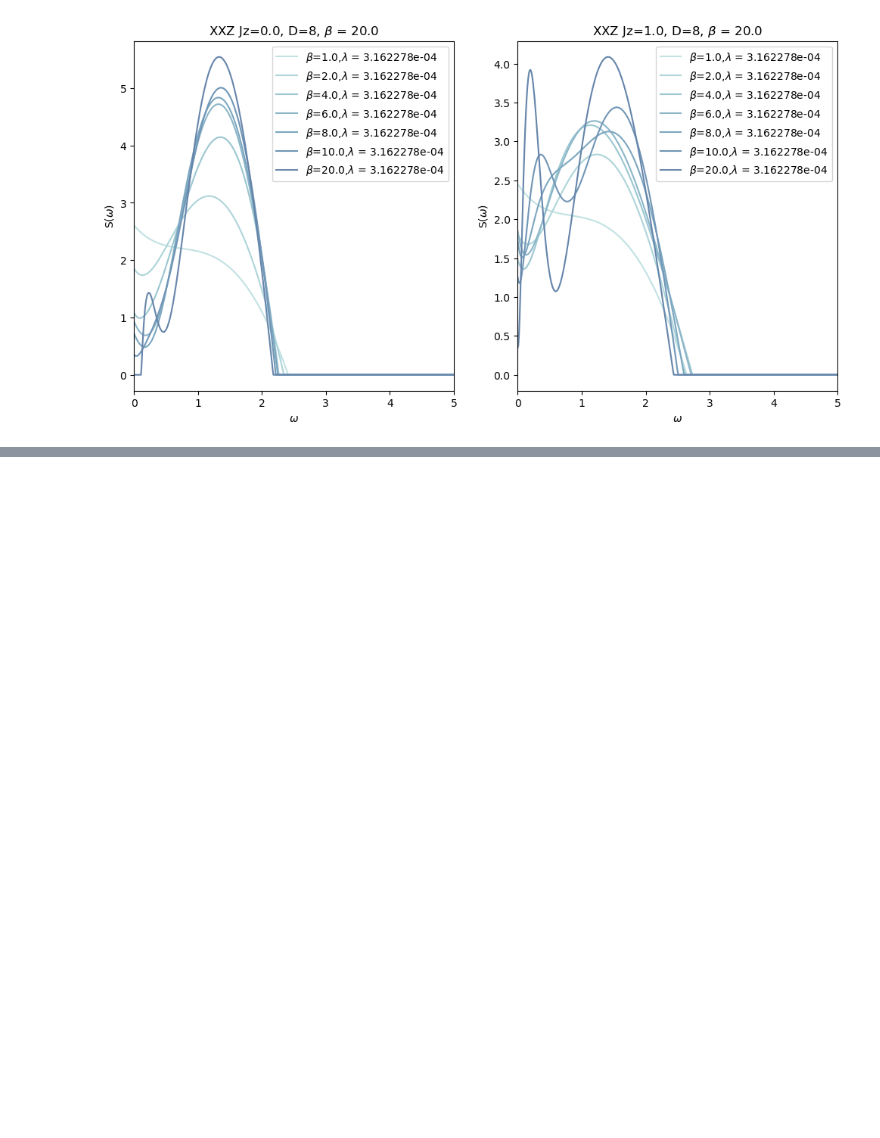
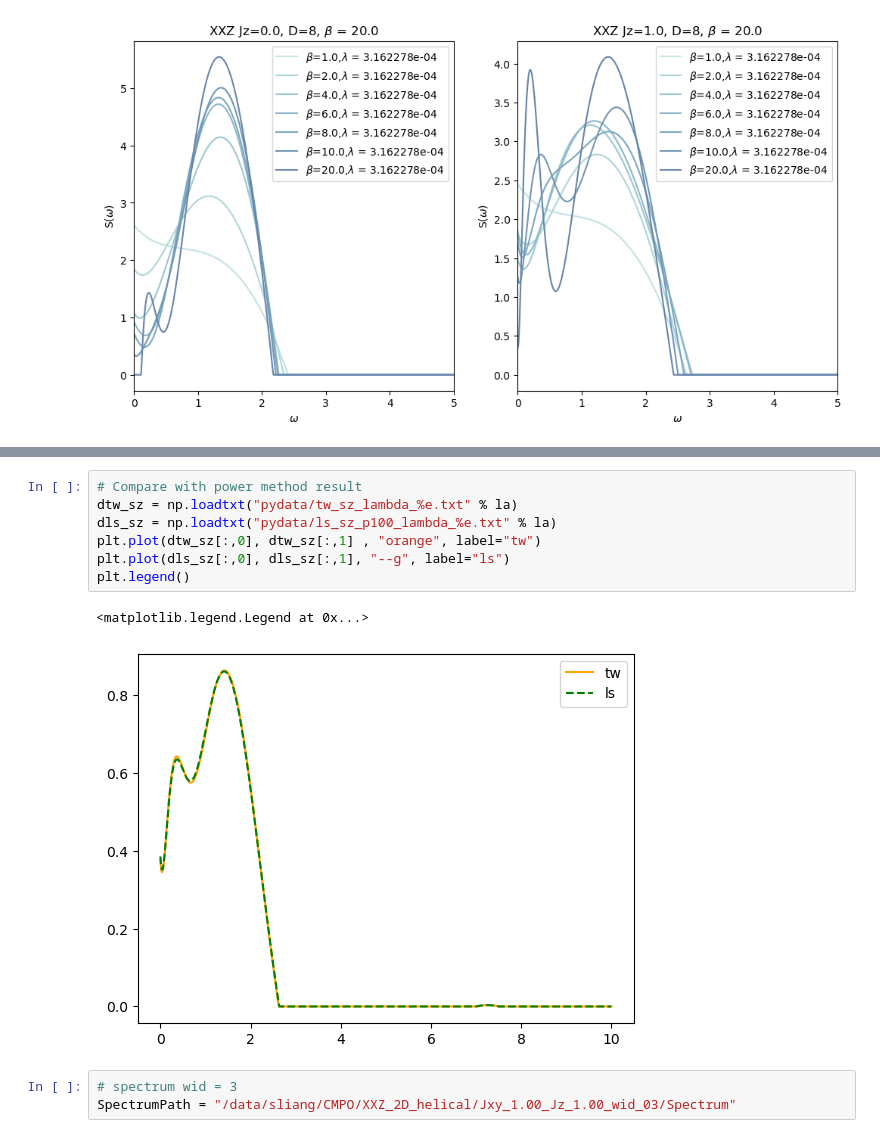
Before and after one commit to Sharon-Liang/JuliaCMPO, a Jupyter notebook: plot_NNLS_XXZ.ipynb, the cells around one changed output, grey strips where cells are left out. Drawn from its saved outputs; the diff is of its cells as text; blank space fills up the shorter version.

```diff
--- a/plot_NNLS_XXZ.ipynb
+++ b/plot_NNLS_XXZ.ipynb
@@ -146,0 +159,13 @@ for b in betaRange:
+# %%
+# Compare with power method result
+dtw_sz = np.loadtxt("pydata/tw_sz_lambda_%e.txt" % la)
+dls_sz = np.loadtxt("pydata/ls_sz_p100_lambda_%e.txt" % la)
+plt.plot(dtw_sz[:,0], dtw_sz[:,1] , "orange", label="tw")
+plt.plot(dls_sz[:,0], dls_sz[:,1], "--g", label="ls")
+plt.legend()
+# %% [output]
+<matplotlib.legend.Legend at 0x...>
+[figure, added]
+# %%
+# spectrum wid = 3
+SpectrumPath = "/data/sliang/CMPO/XXZ_2D_helical/Jxy_1.00_Jz_1.00_wid_03/Spectrum"
```
Also changed, not shown: parts of 4 cells of this notebook, 1 other file.
